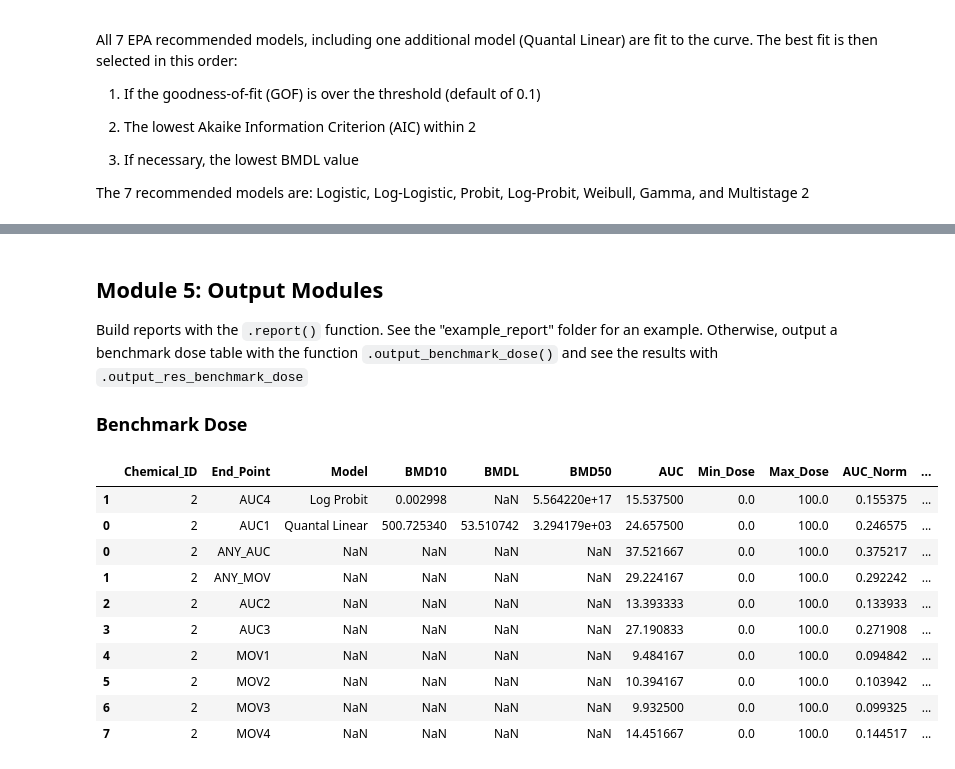
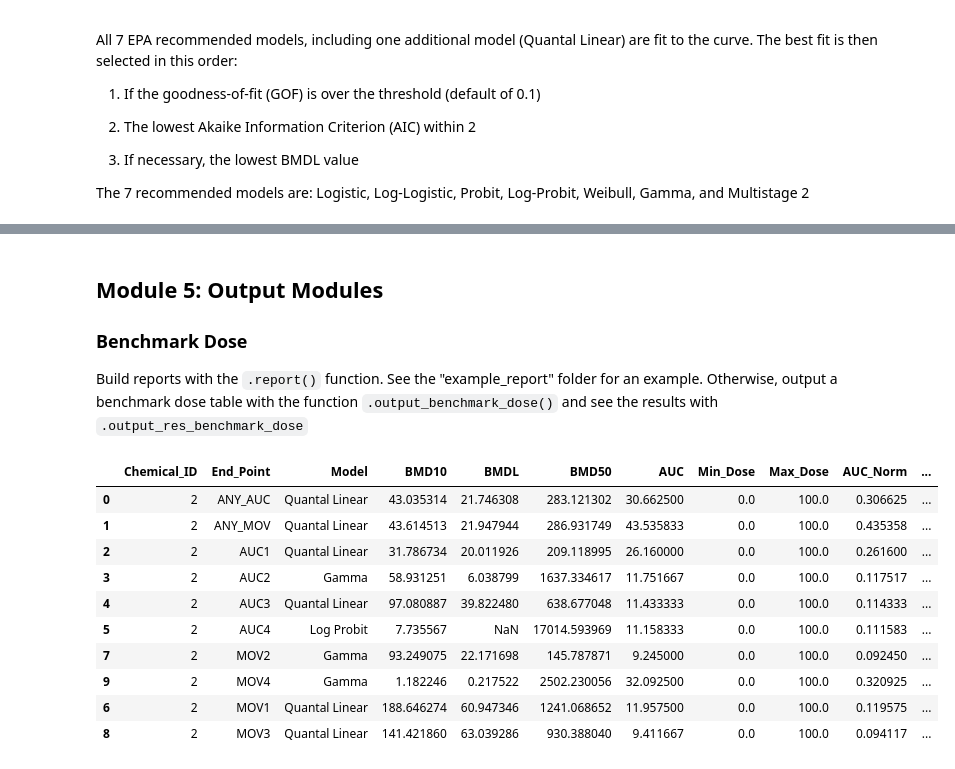
Before and after one commit to PNNL-CompBio/bmdrc, a Jupyter notebook: vignettes/LPR Class Example.ipynb, the cells around one changed output, grey strips where cells are left out. Drawn from its saved outputs; the diff is of its cells as text; code cells hidden in the pictures.

```diff
--- a/vignettes/LPR Class Example.ipynb
+++ b/vignettes/LPR Class Example.ipynb
@@ -154,22 +157,21 @@ LPR.response_curve(chemical_name = 2, endpoint_name = "AUC4", model = "probit")
 # %% [markdown]
 ## Module 5: Output Modules
 
+### Benchmark Dose
+
 Build reports with the `.report()` function. See the "example_report" folder for an example. Otherwise, output a benchmark dose table with the function `.output_benchmark_dose()` and see the results with `.output_res_benchmark_dose`
-
-### Benchmark Dose
 # %%
 LPR.output_benchmark_dose()
-response = LPR.output_res_benchmark_dose
-response
+LPR.output_res_benchmark_dose
 # %% [output]
 |  | Chemical_ID | End_Point | Model | BMD10 | BMDL | BMD50 | AUC | Min_Dose | Max_Dose | AUC_Norm | ... |
-| 1 | 2 | AUC4 | Log Probit | 0.002998 | NaN | 5.564220e+17 | 15.537500 | 0.0 | 100.0 | 0.155375 | ... |
-| 0 | 2 | AUC1 | Quantal Linear | 500.725340 | 53.510742 | 3.294179e+03 | 24.657500 | 0.0 | 100.0 | 0.246575 | ... |
-| 0 | 2 | ANY_AUC | NaN | NaN | NaN | NaN | 37.521667 | 0.0 | 100.0 | 0.375217 | ... |
-| 1 | 2 | ANY_MOV | NaN | NaN | NaN | NaN | 29.224167 | 0.0 | 100.0 | 0.292242 | ... |
-| 2 | 2 | AUC2 | NaN | NaN | NaN | NaN | 13.393333 | 0.0 | 100.0 | 0.133933 | ... |
-| 3 | 2 | AUC3 | NaN | NaN | NaN | NaN | 27.190833 | 0.0 | 100.0 | 0.271908 | ... |
-| 4 | 2 | MOV1 | NaN | NaN | NaN | NaN | 9.484167 | 0.0 | 100.0 | 0.094842 | ... |
-| 5 | 2 | MOV2 | NaN | NaN | NaN | NaN | 10.394167 | 0.0 | 100.0 | 0.103942 | ... |
-| 6 | 2 | MOV3 | NaN | NaN | NaN | NaN | 9.932500 | 0.0 | 100.0 | 0.099325 | ... |
-| 7 | 2 | MOV4 | NaN | NaN | NaN | NaN | 14.451667 | 0.0 | 100.0 | 0.144517 | ... |
+| 0 | 2 | ANY_AUC | Quantal Linear | 43.035314 | 21.746308 | 283.121302 | 30.662500 | 0.0 | 100.0 | 0.306625 | ... |
+| 1 | 2 | ANY_MOV | Quantal Linear | 43.614513 | 21.947944 | 286.931749 | 43.535833 | 0.0 | 100.0 | 0.435358 | ... |
+| 2 | 2 | AUC1 | Quantal Linear | 31.786734 | 20.011926 | 209.118995 | 26.160000 | 0.0 | 100.0 | 0.261600 | ... |
+| 3 | 2 | AUC2 | Gamma | 58.931251 | 6.038799 | 1637.334617 | 11.751667 | 0.0 | 100.0 | 0.117517 | ... |
+| 4 | 2 | AUC3 | Quantal Linear | 97.080887 | 39.822480 | 638.677048 | 11.433333 | 0.0 | 100.0 | 0.114333 | ... |
+| 5 | 2 | AUC4 | Log Probit | 7.735567 | NaN | 17014.593969 | 11.158333 | 0.0 | 100.0 | 0.111583 | ... |
+| 7 | 2 | MOV2 | Gamma | 93.249075 | 22.171698 | 145.787871 | 9.245000 | 0.0 | 100.0 | 0.092450 | ... |
+| 9 | 2 | MOV4 | Gamma | 1.182246 | 0.217522 | 2502.230056 | 32.092500 | 0.0 | 100.0 | 0.320925 | ... |
+| 6 | 2 | MOV1 | Quantal Linear | 188.646274 | 60.947346 | 1241.068652 | 11.957500 | 0.0 | 100.0 | 0.119575 | ... |
+| 8 | 2 | MOV3 | Quantal Linear | 141.421860 | 63.039286 | 930.388040 | 9.411667 | 0.0 | 100.0 | 0.094117 | ... |
```
Also changed, not shown: parts of 10 cells of this notebook, 1 other file.
